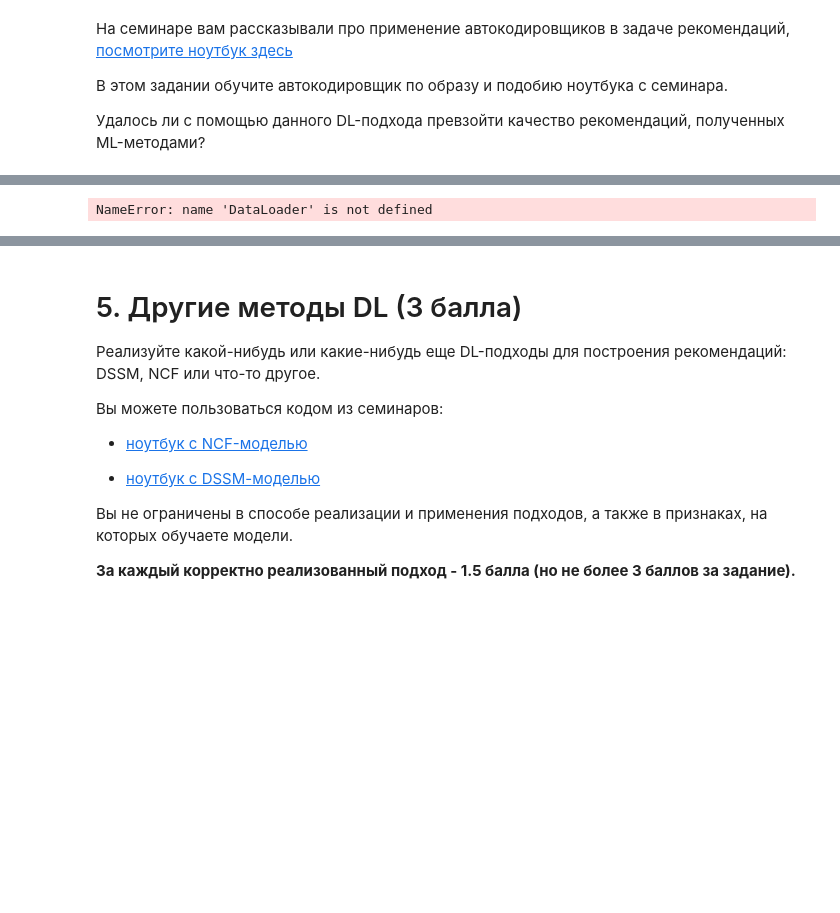
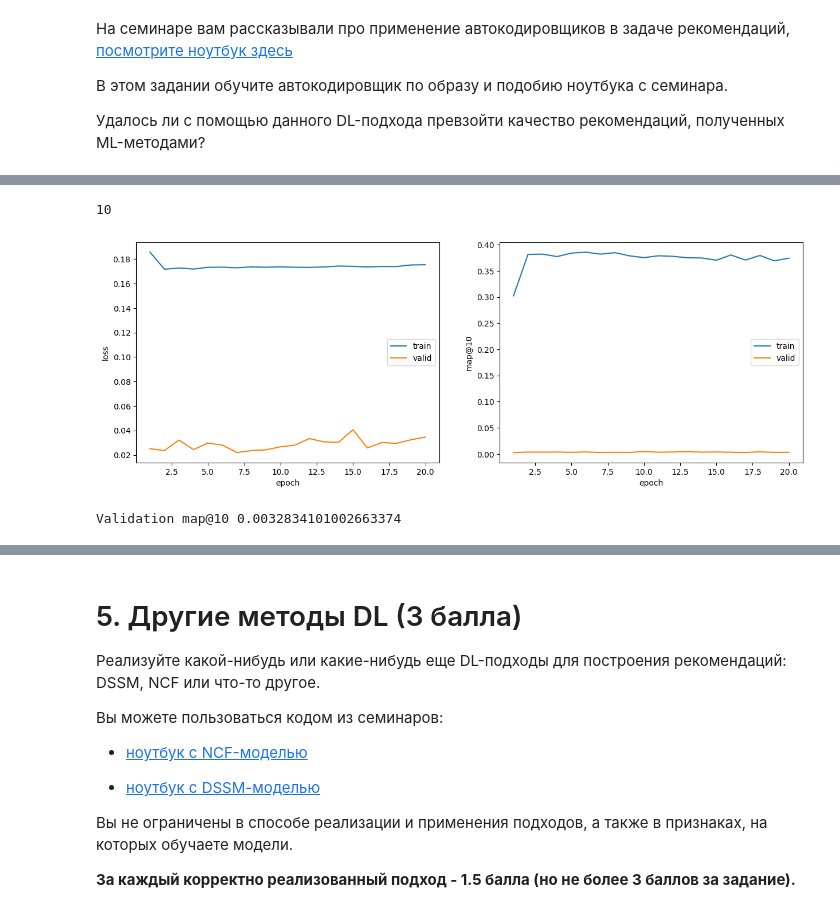
Before and after one commit to Kulikov17/MLDS_RecSys, a Jupyter notebook: RecSys_HW1.ipynb, the cells around one changed output, grey strips where cells are left out. Saved outputs shown, nothing was run; the diff lists cells and outputs as text; code cells hidden in the pictures; blank space fills up the shorter version.

Commit message:
done autoencoder

```diff
--- a/RecSys_HW1.ipynb
+++ b/RecSys_HW1.ipynb
@@ -474,12 +479,8 @@ train_movie = pd.DataFrame(np.zeros(shape=(ratings_test.shape[0], col_train.shap
 train_movie.columns = col_train
 ratings_test = pd.concat([ratings_test, train_movie], axis=1)
 # %%
-train_loader = DataLoader(RatingsDataset(ratings_train), batch_size=32, num_workers=2,
-                          pin_memory=True, shuffle=True)
-test_loader = DataLoader(RatingsDataset(ratings_train, target=ratings_test), batch_size=32,
-                          num_workers=2, pin_memory=True)
+train_loader = DataLoader(RatingsDataset(ratings_train), batch_size=32, num_workers=2, pin_memory=True, shuffle=True)
+valid_loader = DataLoader(RatingsDataset(ratings_train, target=ratings_test), batch_size=32, num_workers=2, pin_memory=True)
-# %% [output]
-NameError: name 'DataLoader' is not defined
 # %%
 from IPython.display import clear_output
 from tqdm.notebook import tqdm
@@ -516,0 +562,41 @@ def calc_precision_dl(reconstructed, target, topk=10):
+# %%
+def train(autoencoder, optimizer, scheduler, criterion, train_loader, valid_loader, n_epochs, topk):
+    train_losses, valid_losses = [], []
+    train_map_ks, valid_map_ks = [], []
+
+    for epoch in range(1, n_epochs + 1):
+        train_loss, train_map_k = train_epoch(
+            autoencoder, optimizer, criterion, train_loader, topk,
+            tqdm_desc=f'Train: {epoch}/{n_epochs}'
+        )
+        valid_loss, valid_map_k = valid_epoch(
+            autoencoder, criterion, valid_loader, topk,
+            tqdm_desc=f'Validate: {epoch}/{n_epochs}'
+        )
+
+        if scheduler is not None:
+            scheduler.step()
+
+        train_losses += [train_loss]
+        valid_losses += [valid_loss]
+        train_map_ks += [train_map_k]
+        valid_map_ks += [valid_map_k]
+
+        plot_losses(train_losses, valid_losses, train_map_ks, valid_map_ks)
+        print(f'Validation map@{topk} {valid_map_k}')
+# %%
+autoencoder = AutoEncoder(ratings_train.shape[1]).to(device)
+optimizer = torch.optim.Adam(autoencoder.parameters(), lr=0.001, weight_decay=0.01)
+scheduler = None
+criterion = nn.MSELoss()
+# %%
+n_epochs = 20
+# %%
+num_test_samples
+# %% [output]
+10
+# %%
+train(autoencoder, optimizer, scheduler, criterion, train_loader, valid_loader, n_epochs, num_test_samples)
+# %% [output]
+[figure, added]
+Validation map@10 0.0032834101002663374
```
Also changed, not shown: parts of 6 cells of this notebook.
